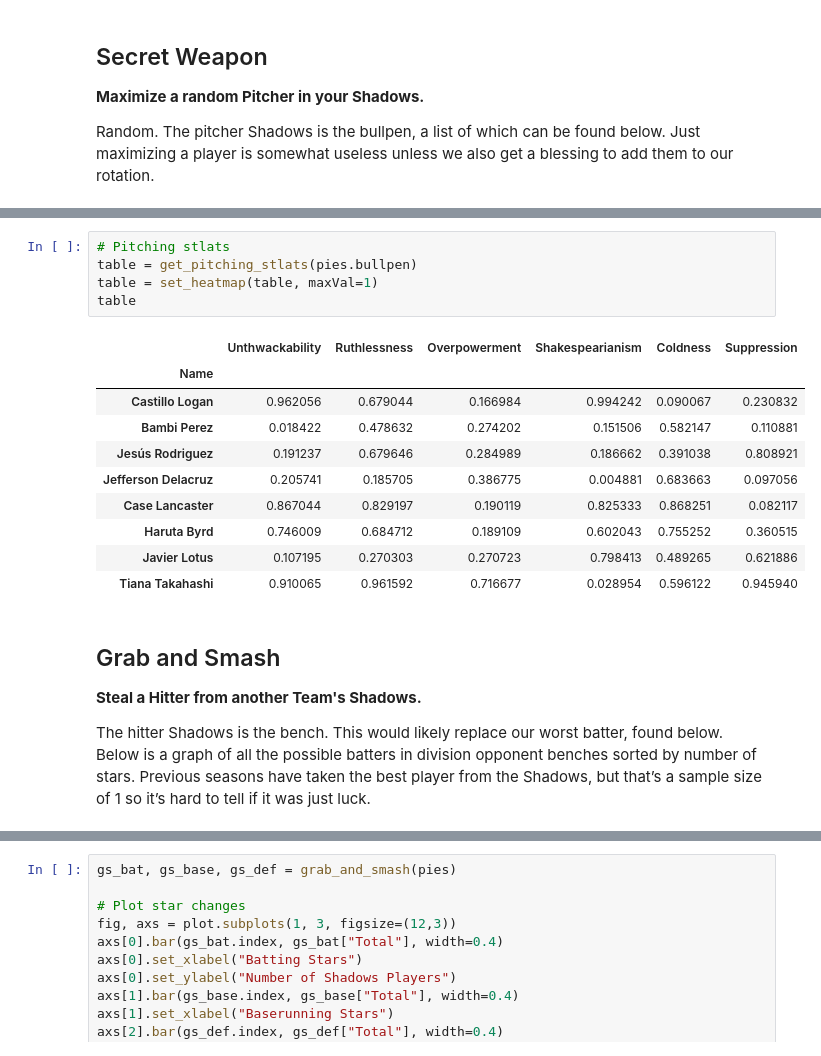
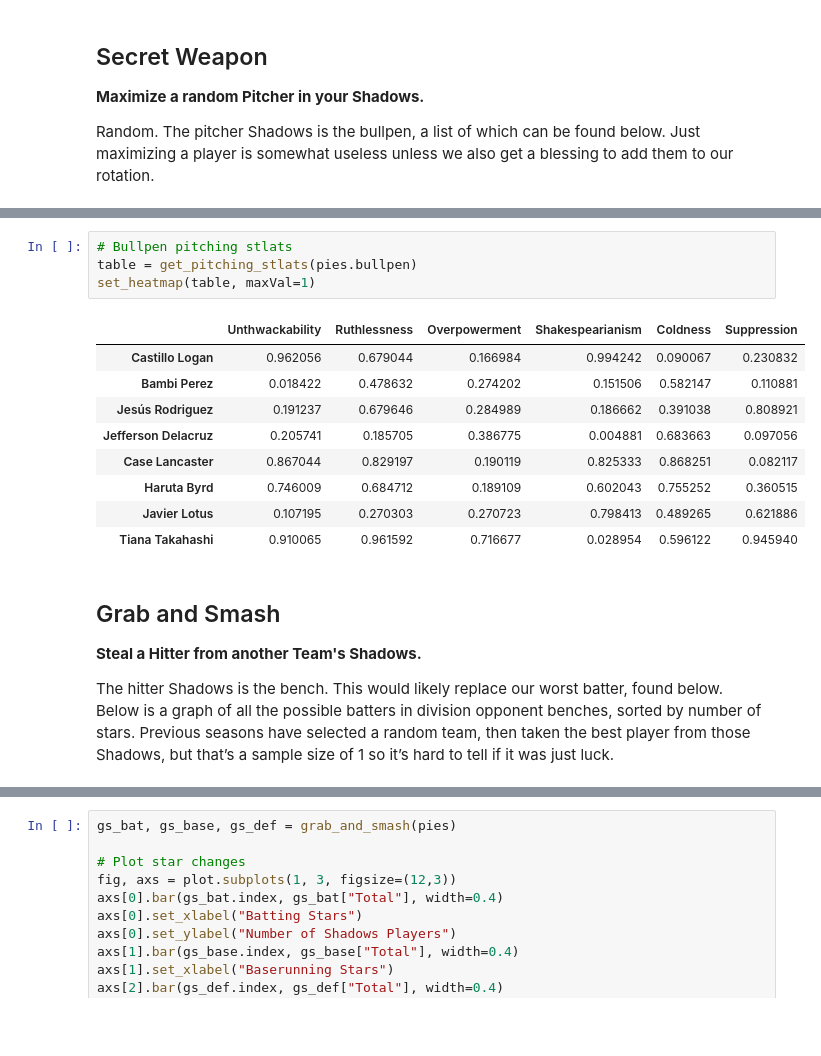
Before and after one commit to robbyblum/blaseball_notebooks, a Jupyter notebook: s9.ipynb, the cells around one changed output, grey strips where cells are left out. Saved outputs shown, nothing was run; the diff lists cells and outputs as text; blank space fills up the shorter version.

```diff
--- a/s9.ipynb
+++ b/s9.ipynb
@@ -106,13 +105,11 @@ get_stars(pies.bullpen)
 | Javier Lotus | 3.5 | 1.0 | 3.5 | 4.0 |
 | Tiana Takahashi | 1.0 | 3.0 | 2.5 | 3.0 |
 # %%
-# Pitching stlats
+# Bullpen pitching stlats
 table = get_pitching_stlats(pies.bullpen)
-table = set_heatmap(table, maxVal=1)
-table
+set_heatmap(table, maxVal=1)
 # %% [output]
 |  | Unthwackability | Ruthlessness | Overpowerment | Shakespearianism | Coldness | Suppression |
-| Name |  |  |  |  |  |  |
 | Castillo Logan | 0.962056 | 0.679044 | 0.166984 | 0.994242 | 0.090067 | 0.230832 |
 | Bambi Perez | 0.018422 | 0.478632 | 0.274202 | 0.151506 | 0.582147 | 0.110881 |
 | Jesús Rodriguez | 0.191237 | 0.679646 | 0.284989 | 0.186662 | 0.391038 | 0.808921 |
@@ -126,8 +123,8 @@ table
 **Steal a Hitter from another Team's Shadows.**
 
 The hitter Shadows is the bench. This would likely replace our worst batter, found below. Below is a graph of all the
-possible batters in division opponent benches sorted by number of stars. Previous seasons have taken the best player
-from the Shadows, but that’s a sample size of 1 so it’s hard to tell if it was just luck.
+possible batters in division opponent benches, sorted by number of stars. Previous seasons have selected a random team,
+then taken the best player from those Shadows, but that’s a sample size of 1 so it’s hard to tell if it was just luck.
 # %%
 # Will replace this Pies player:
 get_stars(sort_lineup(pies, 1, order="worst"))
```
Also changed, not shown: parts of 23 cells of this notebook, 3 other files.
